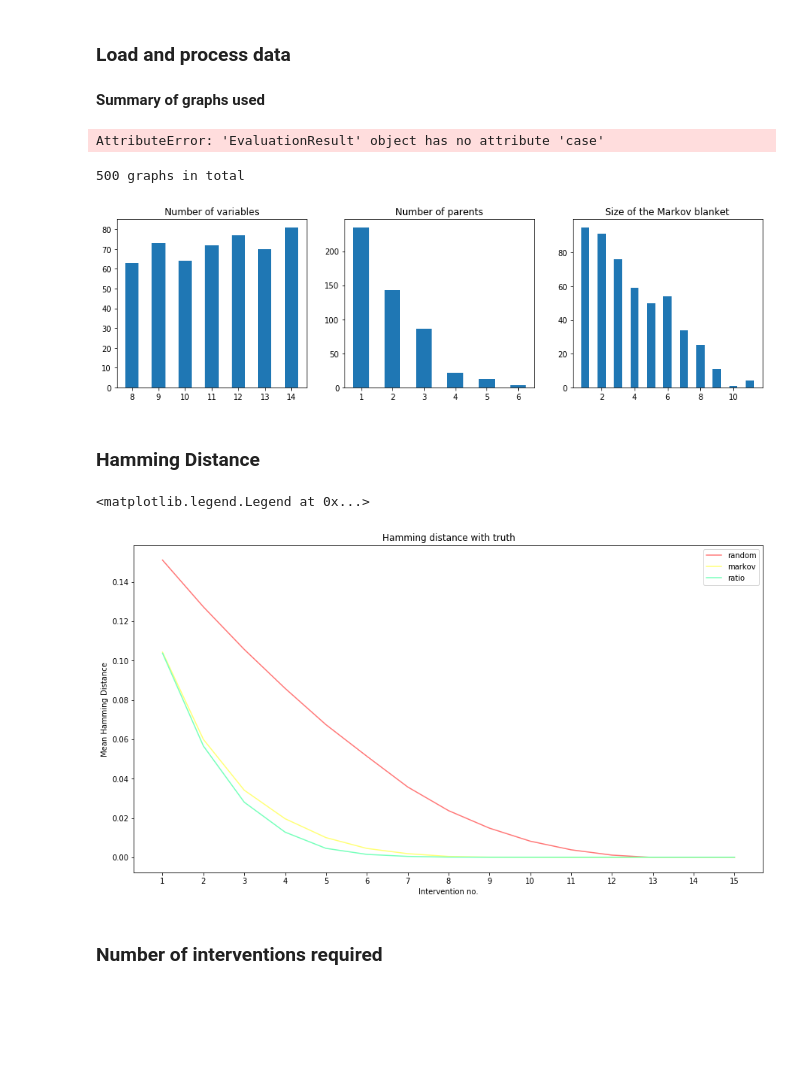
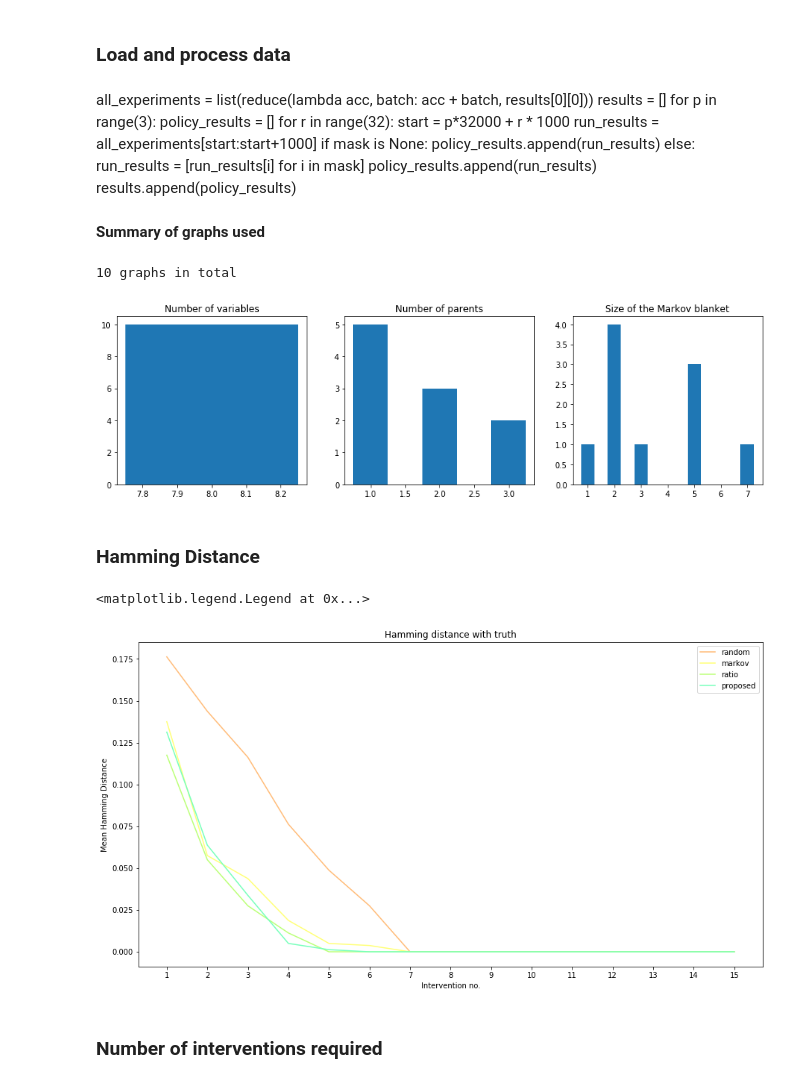
Before and after one commit to juangamella/aicp, a Jupyter notebook: plots.ipynb, the cells around one changed output. Saved outputs shown, nothing was run; the diff lists cells and outputs as text; code cells hidden in the pictures; blank space fills up the shorter version.

Commit message:
Adapted plots

```diff
--- a/plots.ipynb
+++ b/plots.ipynb
@@ -21,7 +21,7 @@ def merge_runs(old, new, min_merge=False):
         raise Exception("Cannot merge")
     return old
 # %%
-filenames = ["experiments/results_1579707309_n_workers:4_seq:False_debug:False_avg_deg:2_G:10_runs:1_n_min:8_n_max:8_w_min:0.1_w_max:0.2_var_min:0.1_var_max:1_int_min:0_int_max:1_random_state:42.pickle"]
+filenames = ["experiments/results_1580578327_n_workers:-1_debug:False_avg_deg:2_G:10_runs:10_n_min:8_n_max:8_w_min:0.1_w_max:0.2_var_min:0.1_var_max:1_int_min:0_int_max:1_random_state:42.pickle"]
 #"experiments/results_1578416635_n_workers:99_seq:False_debug:False_avg_deg:1.5_G:100_runs:10_n_min:8_n_max:15_w_min:1_w_max:2_var_min:0.1_var_max:1_int_min:0_int_max:1_random_state:42.pickle",
 #"experiments/results_1578415843_n_workers:99_seq:False_debug:False_avg_deg:2.0_G:100_runs:10_n_min:8_n_max:15_w_min:1_w_max:2_var_min:0.1_var_max:1_int_min:0_int_max:1_random_state:42.pickle",
 #"experiments/results_1578419554_n_workers:99_seq:False_debug:False_avg_deg:2.5_G:100_runs:10_n_min:8_n_max:15_w_min:1_w_max:2_var_min:0.1_var_max:1_int_min:0_int_max:1_random_state:42.pickle",
@@ -36,6 +36,28 @@ if len(filenames) > 1:
         for k in range(len(results)):
             results[k] = merge_runs(results[k], loaded[k])
 max_iter = 15
+# %%
+mask = []
+for i, case in enumerate(cases):
+    mb = utils.graph_info(case.target, case.sem.W)[3]
+    if len(mb) > 1:
+        mask.append(i)
+#cases = [cases[i] for i in mask]
+mask = None
+# %% [markdown]
+all_experiments = list(reduce(lambda acc, batch: acc + batch, results[0][0]))
+results = []
+for p in range(3):
+    policy_results = []
+    for r in range(32):
+        start = p*32000 + r * 1000
+        run_results = all_experiments[start:start+1000]
+        if mask is None:
+            policy_results.append(run_results)
+        else:
+            run_results = [run_results[i] for i in mask]
+        policy_results.append(run_results)
+    results.append(policy_results)
 # %%
 def hamming_distance(A,B,p):
     a = np.zeros(p)
@@ -50,6 +72,7 @@ markers = np.array(["o", "*", "+"])
 
 runs = len(results[0])
 N = len(results[0][0])
+P = len(results)
 
 no_ints = np.zeros((len(results), runs, N))
 all_trajectories_jac = {}
@@ -86,8 +109,6 @@ def plot_hist(data, title):
     bins = np.arange(data.min(), data.max()+2)-0.5
     hist = plt.hist(data, bins, rwidth=0.5, align='mid')
     plt.title(title)
-# %% [output]
-AttributeError: 'EvaluationResult' object has no attribute 'case'
 # %%
 plt.figure(figsize=(15,4))
 plt.subplot(131), plot_hist(n_vars, "Number of variables")
@@ -95,32 +116,34 @@ plt.subplot(132), plot_hist(n_parents, "Number of parents")
 plt.subplot(133), plot_hist(size_mb, "Size of the Markov blanket")
 print("%d graphs in total" % N)
 # %% [output]
-500 graphs in total
+10 graphs in total
-[figure, old version]
+[figure, new version]
 # %% [markdown]
 ### Hamming Distance
 # %%
-hm_dist = np.zeros((3, N*runs, max_iter))
+hm_dist = np.zeros((P, N*runs, max_iter))
 for i, (name, trajectories) in enumerate(all_trajectories_ham.items()):
     for j, trajectory in enumerate(trajectories):
         hm_dist[i, j, 0:len(trajectory)] = trajectory
 
 mean = np.mean(hm_dist, axis=1)
 
 x_axis = np.arange(1, max_iter+1)
 
 fig, axes = plt.subplots(nrows=1, ncols=1, figsize=(15, 8))
-plt.plot(x_axis, mean[2,:], label="random", color=colorsa[0])
+policy_names
+plt.plot(x_axis, mean[3,:], label="random", color=colorsa[1])
 plt.plot(x_axis, mean[0,:], label="markov", color=colorsa[2])
-plt.plot(x_axis, mean[1,:], label="ratio", color=colorsa[4])
+plt.plot(x_axis, mean[1,:], label="ratio", color=colorsa[3])
+plt.plot(x_axis, mean[2,:], label="proposed", color=colorsa[4])
 plt.xlabel("Intervention no.")
 plt.ylabel("Mean Hamming Distance")
 plt.title("Hamming distance with truth")
 axes.set_xticks(x_axis)
 plt.legend()
 # %% [output]
 <matplotlib.legend.Legend at 0x...>
-[figure, old version]
+[figure, new version]
 # %% [markdown]
 ### Number of interventions required
 # %%
```
Also changed, not shown: parts of 2 cells of this notebook.
